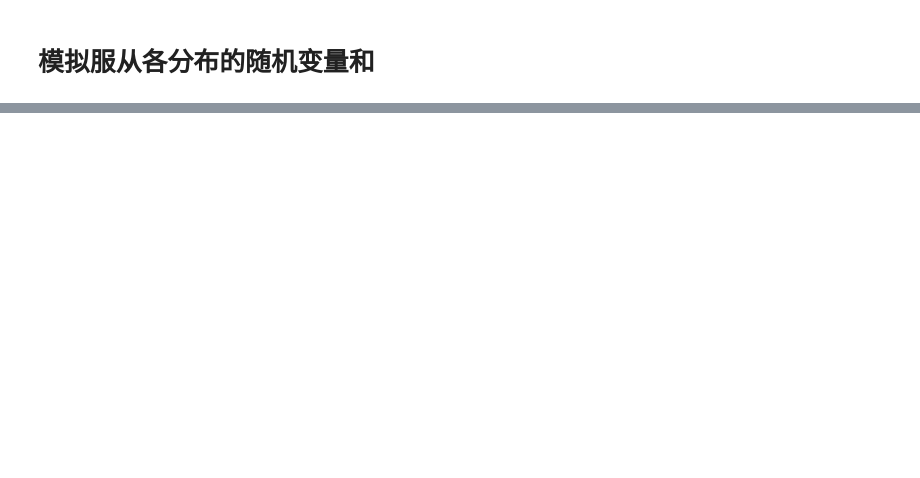
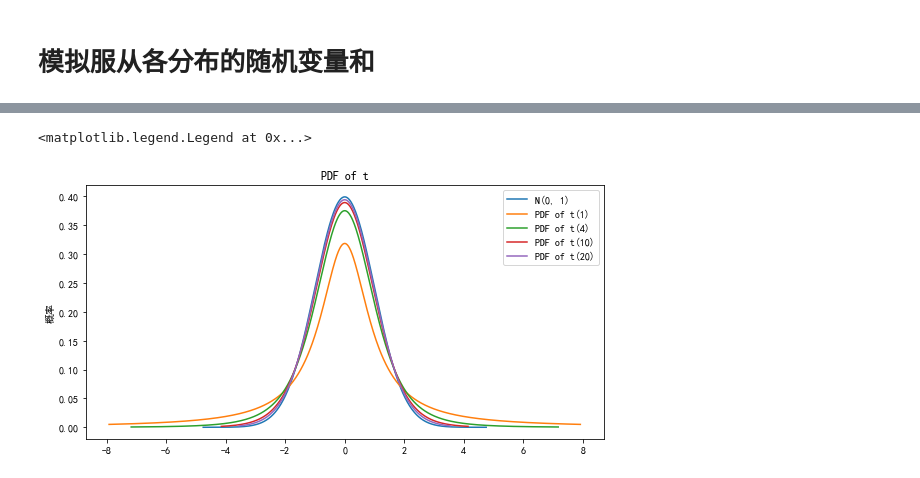
Before and after one commit to goodchinas/pyquant, a Jupyter notebook: 33. 概率论和数理统计.ipynb, the cells around one changed output, grey strips where cells are left out. Cells and saved outputs as stored; diff of their text form; code cells hidden in the pictures; blank space fills up the shorter version.

```diff
--- a/33. 概率论和数理统计.ipynb
+++ b/33. 概率论和数理统计.ipynb
@@ -391,0 +429,22 @@ plt.subplots_adjust(wspace=.1,hspace=.1,left=0,right=1,top=.93,bottom=0.05)
+# %%
+plt.figure(figsize=(8,4))
+dfs=[
+(1,(0.04, 0.96), ),
+(4,(0.001,0.999), ),
+(10,(0.001,0.999), ),
+(20,(0.001,0.999), ),
+]
+n=stats.norm()
+n_x=np.linspace(n.ppf(0.000001),n.ppf(0.999999),1000)
+plt.plot(n_x, n.pdf(n_x), label=r'N(0, 1)')
+for df,p in dfs:
+    t=stats.t(df=df)
+    t_x=np.linspace(t.ppf(p[0]),t.ppf(p[1]),1000)
+    plt.plot(t_x,t.pdf(t_x), label=r'PDF of t({})'.format(df))
+plt.ylabel('概率')
+plt.title(r'PDF of t')
+plt.subplots_adjust(wspace=.1,hspace=.1,left=0.1,right=1,top=.93,bottom=0.05)
+plt.legend()
+# %% [output]
+<matplotlib.legend.Legend at 0x...>
+[figure, added]
```
Also changed, not shown: parts of 40 cells of this notebook, 6 other files.
